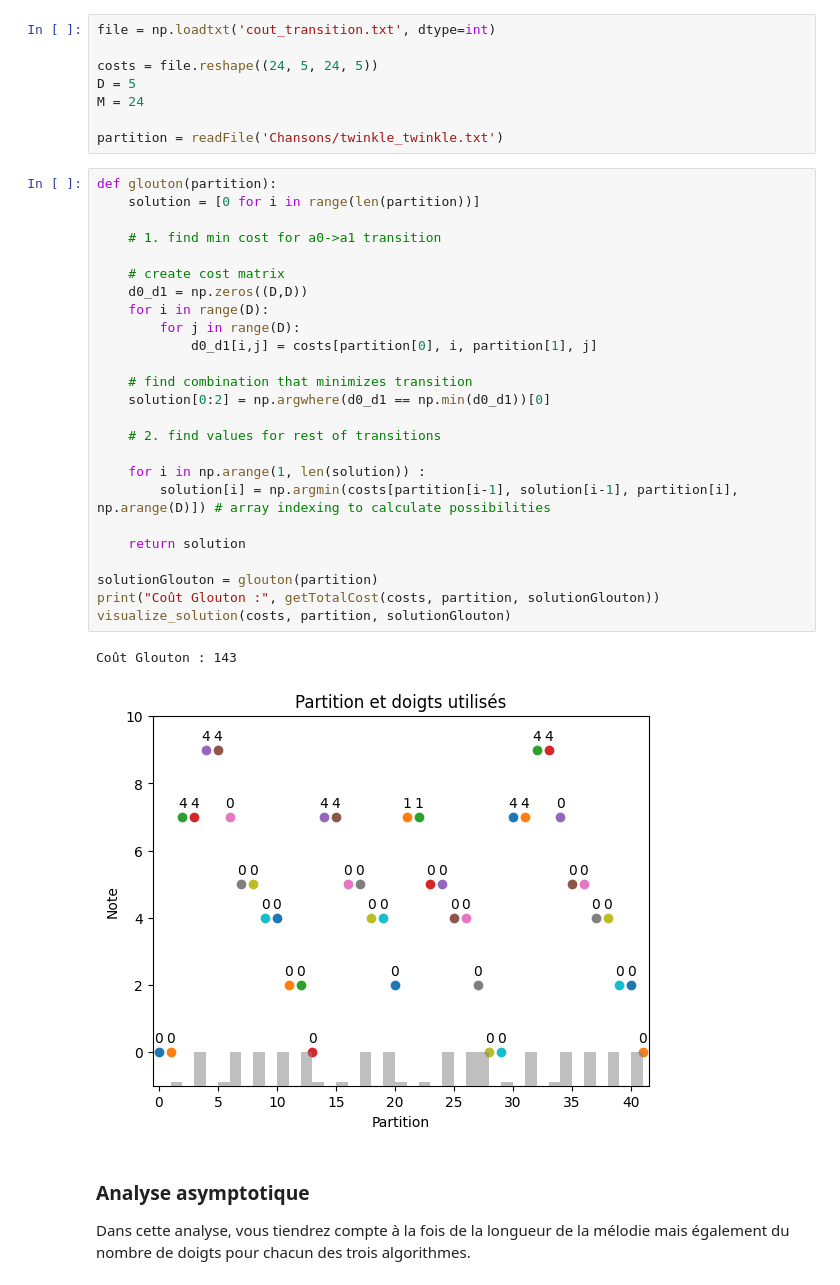
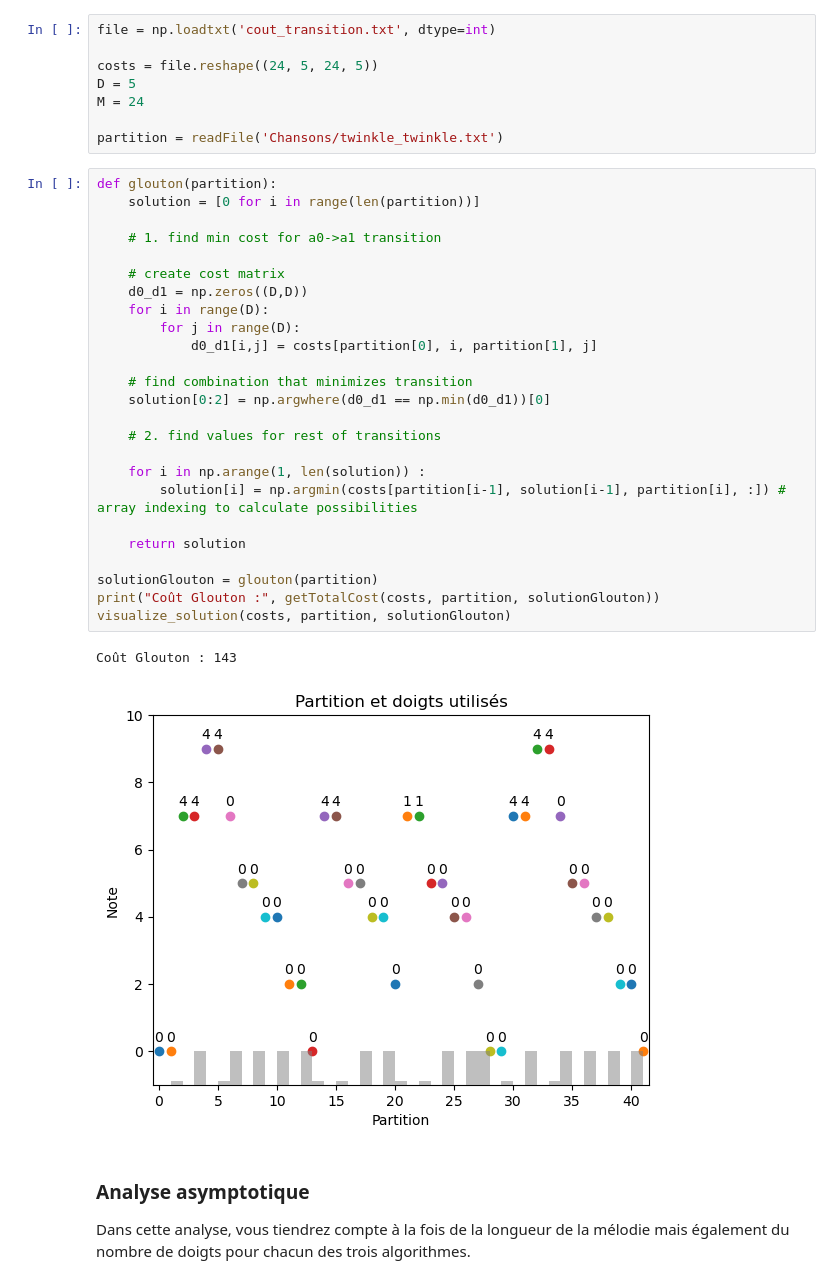
Before and after one commit to Za4khnissi/INF8775, a Jupyter notebook: TP2-H24/TP2-H24.ipynb, the cells around one changed output. Drawn from its saved outputs; the diff is of its cells as text.

```diff
--- a/TP2-H24/TP2-H24.ipynb
+++ b/TP2-H24/TP2-H24.ipynb
@@ -281,31 +281,31 @@ partition = readFile('Chansons/twinkle_twinkle.txt')
 # %%
 def glouton(partition):
     solution = [0 for i in range(len(partition))]
 
     # 1. find min cost for a0->a1 transition
 
     # create cost matrix
     d0_d1 = np.zeros((D,D))
     for i in range(D):
         for j in range(D):
             d0_d1[i,j] = costs[partition[0], i, partition[1], j]
 
     # find combination that minimizes transition
     solution[0:2] = np.argwhere(d0_d1 == np.min(d0_d1))[0]
 
     # 2. find values for rest of transitions
 
     for i in np.arange(1, len(solution)) :
-        solution[i] = np.argmin(costs[partition[i-1], solution[i-1], partition[i], np.arange(D)]) # array indexing to calculate possibilities
+        solution[i] = np.argmin(costs[partition[i-1], solution[i-1], partition[i], :]) # array indexing to calculate possibilities
 
     return solution
 
 solutionGlouton = glouton(partition)
 print("Coût Glouton :", getTotalCost(costs, partition, solutionGlouton))
 visualize_solution(costs, partition, solutionGlouton)
 # %% [output]
 Coût Glouton : 143
-[figure, old version]
+[figure, new version]
 # %% [markdown]
 ### Analyse asymptotique
 
```
Also changed, not shown: parts of 17 cells of this notebook.
